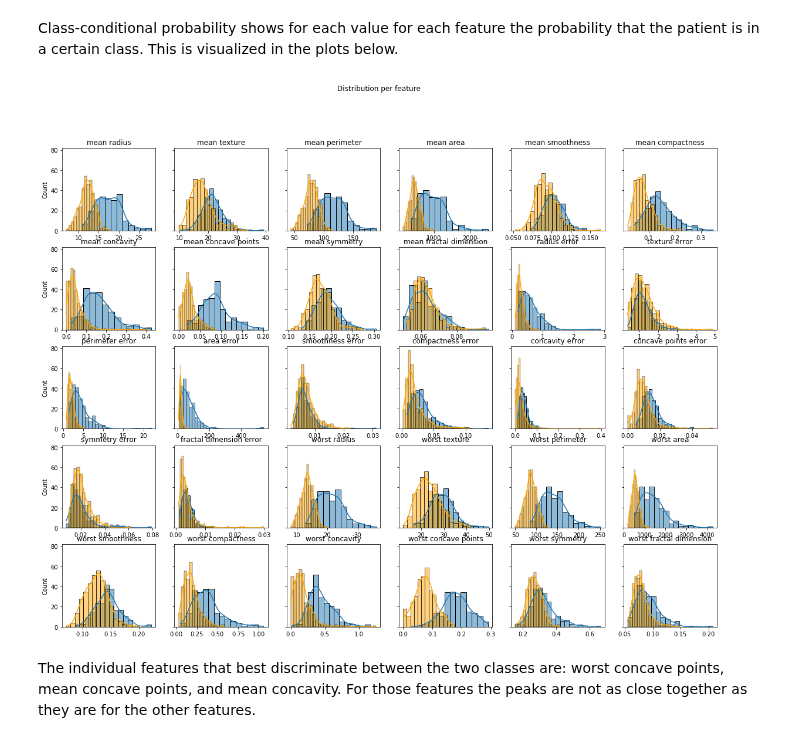
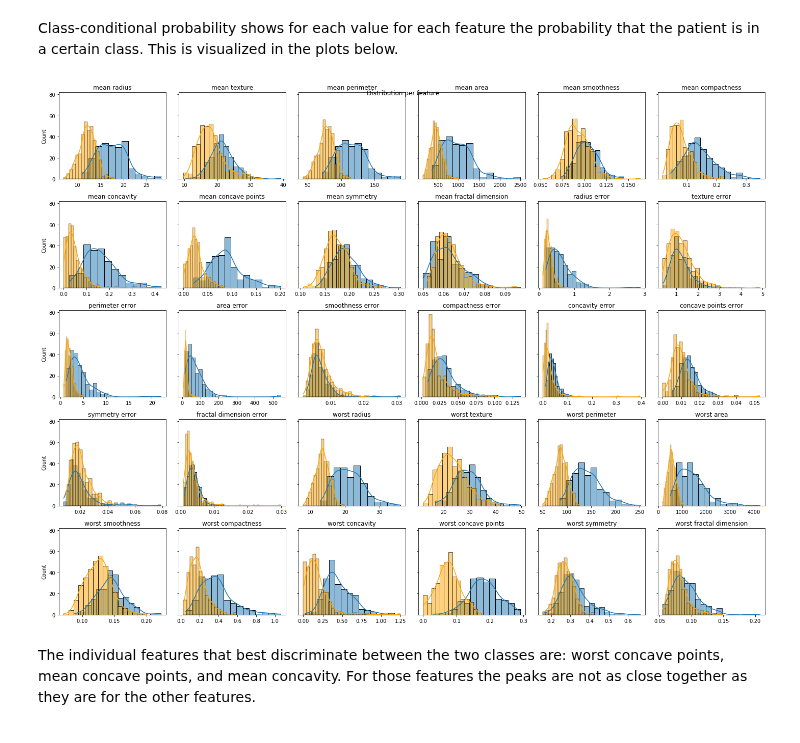
Before and after one commit to MirtheK/8dm50-machine-learning, a Jupyter notebook: practicals/week_1.ipynb, the cells around one changed output. Saved outputs shown, nothing was run; the diff lists cells and outputs as text; code cells hidden in the pictures.

```diff
--- a/practicals/week_1.ipynb
+++ b/practicals/week_1.ipynb
@@ -353,17 +353,19 @@ for k in range(len(columns)):
 # %%
 import seaborn as sns
 
 fig, axes = plt.subplots(5, 6, figsize=(20, 15), sharey=True)
 fig.suptitle('Distribution per feature')
 
 counter = 0
 for i in range(5):
     for j in range(6):
         sns.histplot(data_0[counter], kde = True, ax=axes[i, j])
         sns.histplot(data_1[counter], kde = True, color = 'orange', ax=axes[i, j])
         axes[i,j].set_title(xlabel[counter])
         counter = counter+1
+
+fig.tight_layout()
 # %% [output]
-[figure, old version]
+[figure, new version]
 # %% [markdown]
 The individual features that best discriminate between the two classes are: worst concave points, mean concave points, and mean concavity. For those features the peaks are not as close together as they are for the other features.
```
